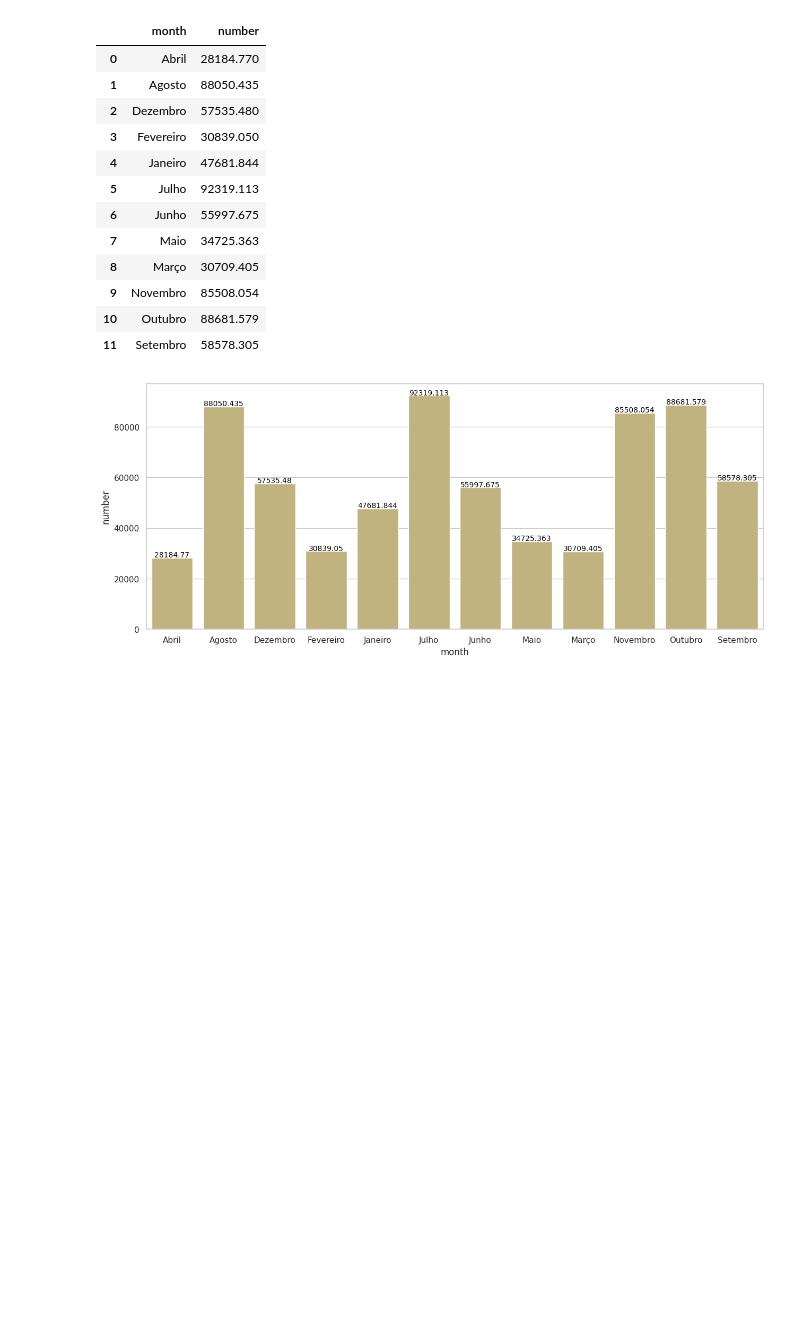
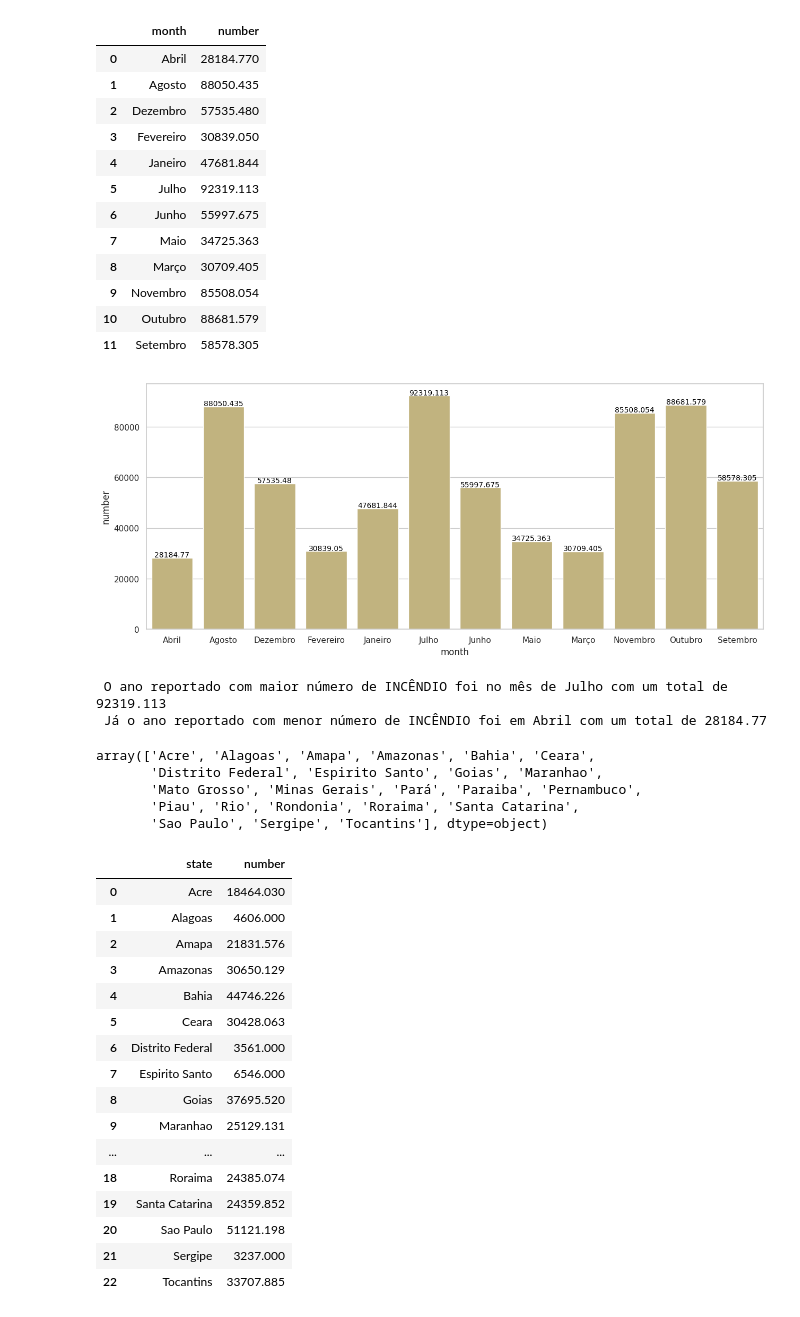
Before and after one commit to Gcango/Analise-dos-Incendios-Florestais-no-Brasil, a Jupyter notebook: Analise_dos_Inc_Florestais.ipynb, the cells around one changed output. Cells and saved outputs as stored; diff of their text form; code cells hidden in the pictures; blank space fills up the shorter version.

```diff
--- a/Analise_dos_Inc_Florestais.ipynb
+++ b/Analise_dos_Inc_Florestais.ipynb
@@ -184,0 +190,6 @@ plt.show()
+# %%
+print(f" O ano reportado com maior número de INCÊNDIO foi no mês de {mes} com um total de {max} ")
+print(f" Já o ano reportado com menor número de INCÊNDIO foi em {mes_min} com um total de {min} ")
+# %% [output]
+ O ano reportado com maior número de INCÊNDIO foi no mês de Julho com um total de 92319.113
+ Já o ano reportado com menor número de INCÊNDIO foi em Abril com um total de 28184.77
@@ -184,0 +198,29 @@ plt.show()
+# %%
+dados.state.unique()
+# %% [output]
+array(['Acre', 'Alagoas', 'Amapa', 'Amazonas', 'Bahia', 'Ceara',
+       'Distrito Federal', 'Espirito Santo', 'Goias', 'Maranhao',
+       'Mato Grosso', 'Minas Gerais', 'Pará', 'Paraiba', 'Pernambuco',
+       'Piau', 'Rio', 'Rondonia', 'Roraima', 'Santa Catarina',
+       'Sao Paulo', 'Sergipe', 'Tocantins'], dtype=object)
+# %%
+max_estados = dados.groupby('state')['number'].sum().reset_index()
+max_estados
+# %% [output]
+|  | state | number |
+| 0 | Acre | 18464.030 |
+| 1 | Alagoas | 4606.000 |
+| 2 | Amapa | 21831.576 |
+| 3 | Amazonas | 30650.129 |
+| 4 | Bahia | 44746.226 |
+| 5 | Ceara | 30428.063 |
+| 6 | Distrito Federal | 3561.000 |
+| 7 | Espirito Santo | 6546.000 |
+| 8 | Goias | 37695.520 |
+| 9 | Maranhao | 25129.131 |
+| ... | ... | ... |
+| 18 | Roraima | 24385.074 |
+| 19 | Santa Catarina | 24359.852 |
+| 20 | Sao Paulo | 51121.198 |
+| 21 | Sergipe | 3237.000 |
+| 22 | Tocantins | 33707.885 |
```
Also changed, not shown: parts of 6 cells of this notebook.
